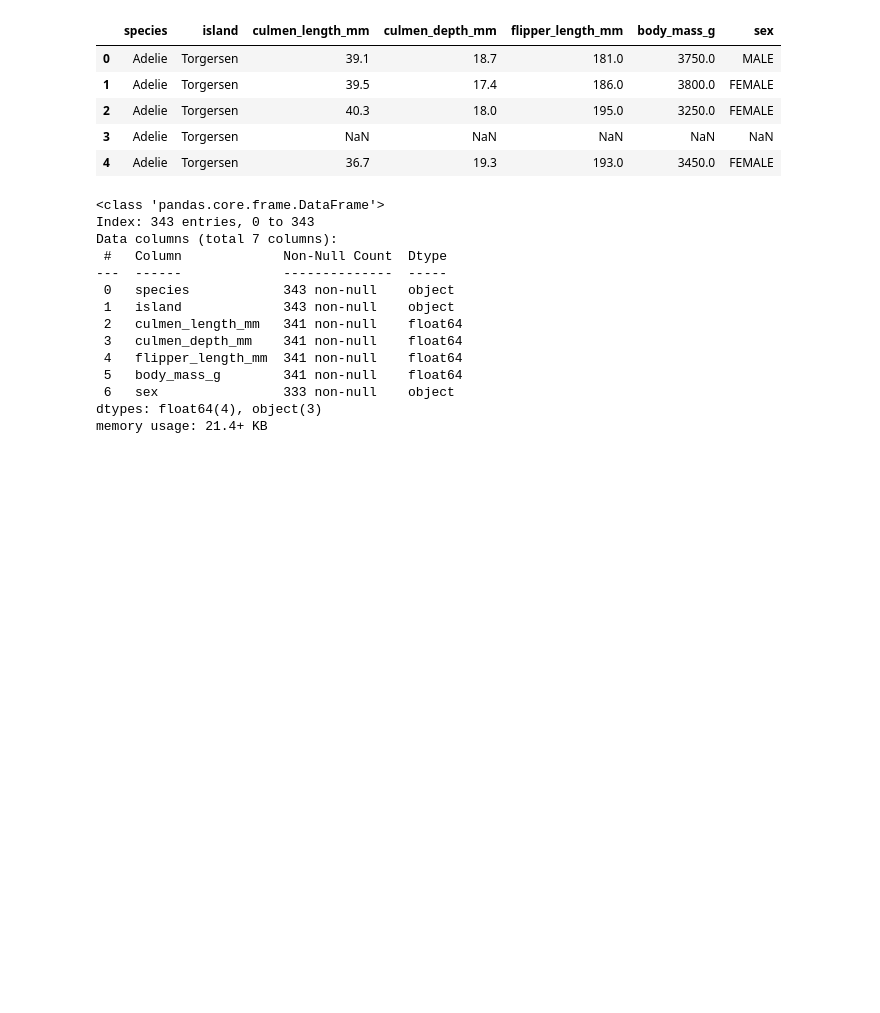
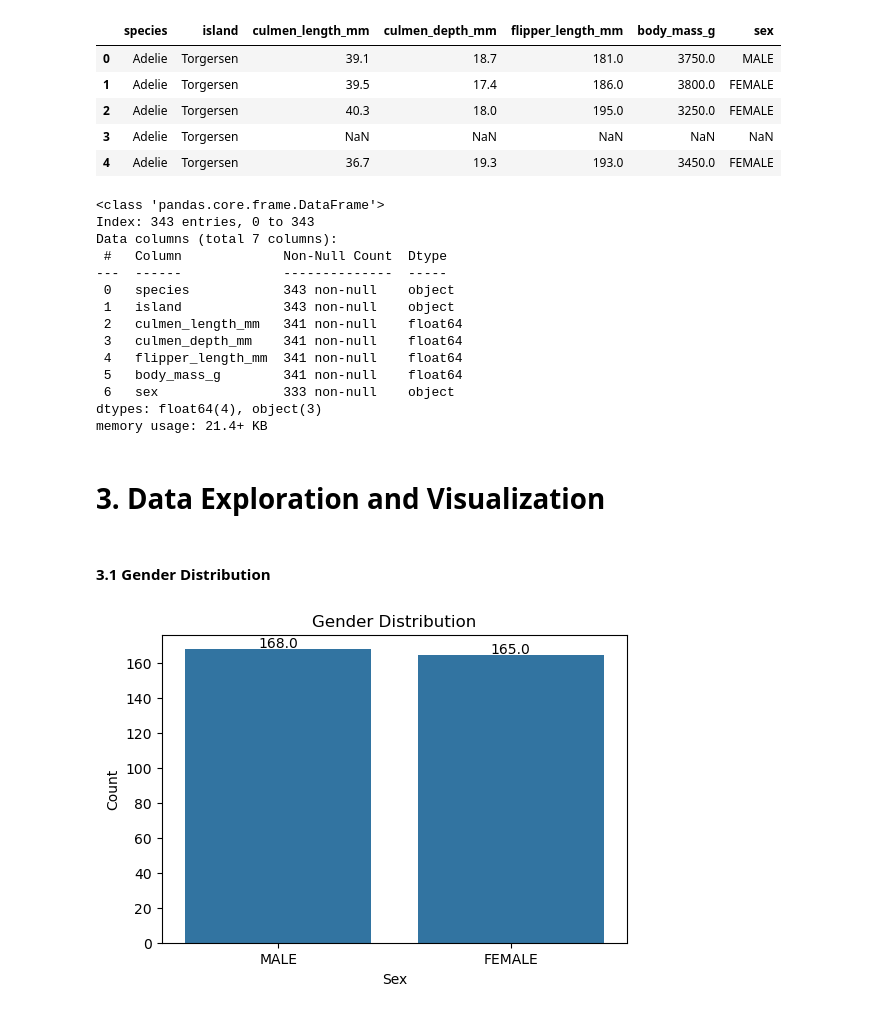
Before and after one commit to xahid007/Penguin-Species-Classification, a Jupyter notebook: Notebooks/01_EDA.ipynb, the cells around one changed output. Saved outputs shown, nothing was run; the diff lists cells and outputs as text; code cells hidden in the pictures; blank space fills up the shorter version.

```diff
--- a/Notebooks/01_EDA.ipynb
+++ b/Notebooks/01_EDA.ipynb
@@ -53,3 +51,23 @@ Data columns (total 7 columns):
  6   sex                333 non-null    object
 dtypes: float64(4), object(3)
 memory usage: 21.4+ KB
+# %% [markdown]
+# 3. Data Exploration and Visualization
+# %%
+def annotate_bars():
+    for p in plt.gca().patches:
+        plt.gca().annotate(f'{round(p.get_height(),2)}', (p.get_x() + p.get_width() / 2., p.get_height()),
+                           ha='center', va='center', xytext=(0, 4), textcoords='offset points')
+# %% [markdown]
+#### 3.1 Gender Distribution
+# %%
+
+plt.figure(figsize=(6, 4))
+sns.countplot(x='sex', data=df)
+annotate_bars()
+plt.xlabel('Sex')
+plt.ylabel('Count')
+plt.title('Gender Distribution')
+plt.show()
+# %% [output]
+[figure, added]
```
Also changed, not shown: parts of 19 cells of this notebook.
